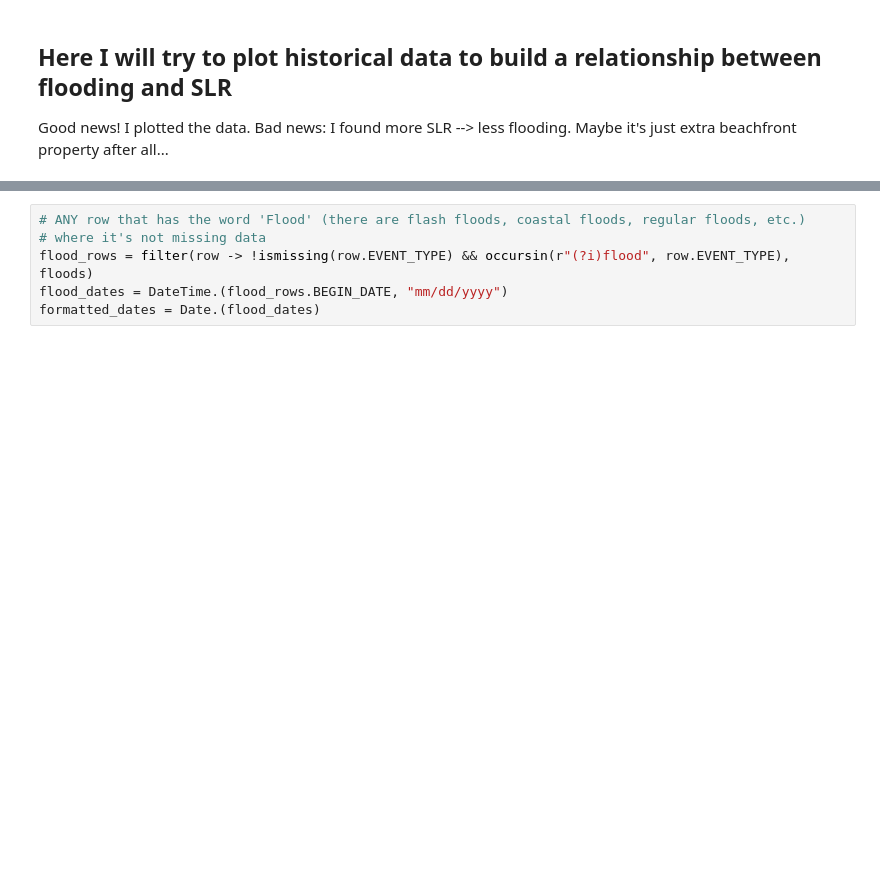
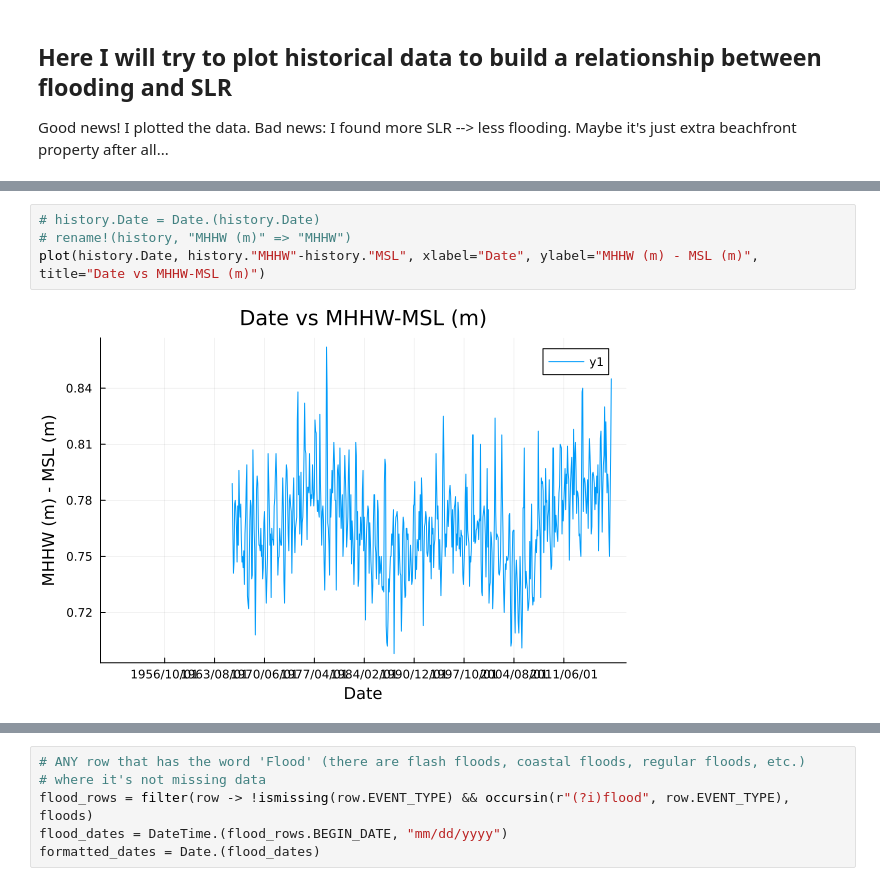
Before and after one commit to rms428/SLR-to-BI-4750, a Jupyter notebook: firstmcpass.ipynb, the cells around one changed output, grey strips where cells are left out. Saved outputs shown, nothing was run; the diff lists cells and outputs as text; blank space fills up the shorter version.

```diff
--- a/firstmcpass.ipynb
+++ b/firstmcpass.ipynb
@@ -110,3 +263,9 @@ plot(history.Date, history."MSL", xlabel="Date", ylabel="MSL (m)", title="Date v
+# %%
+# history.Date = Date.(history.Date)
+# rename!(history, "MHHW (m)" => "MHHW")
+plot(history.Date, history."MHHW"-history."MSL", xlabel="Date", ylabel="MHHW (m) - MSL (m)", title="Date vs MHHW-MSL (m)")
+# %% [output]
+[figure, added]
 # %%
 floods = CSV.read("data/storm_data_search_results.csv", DataFrame)
 # %% [output]
```
Also changed, not shown: parts of 17 cells of this notebook, 1 other file.
